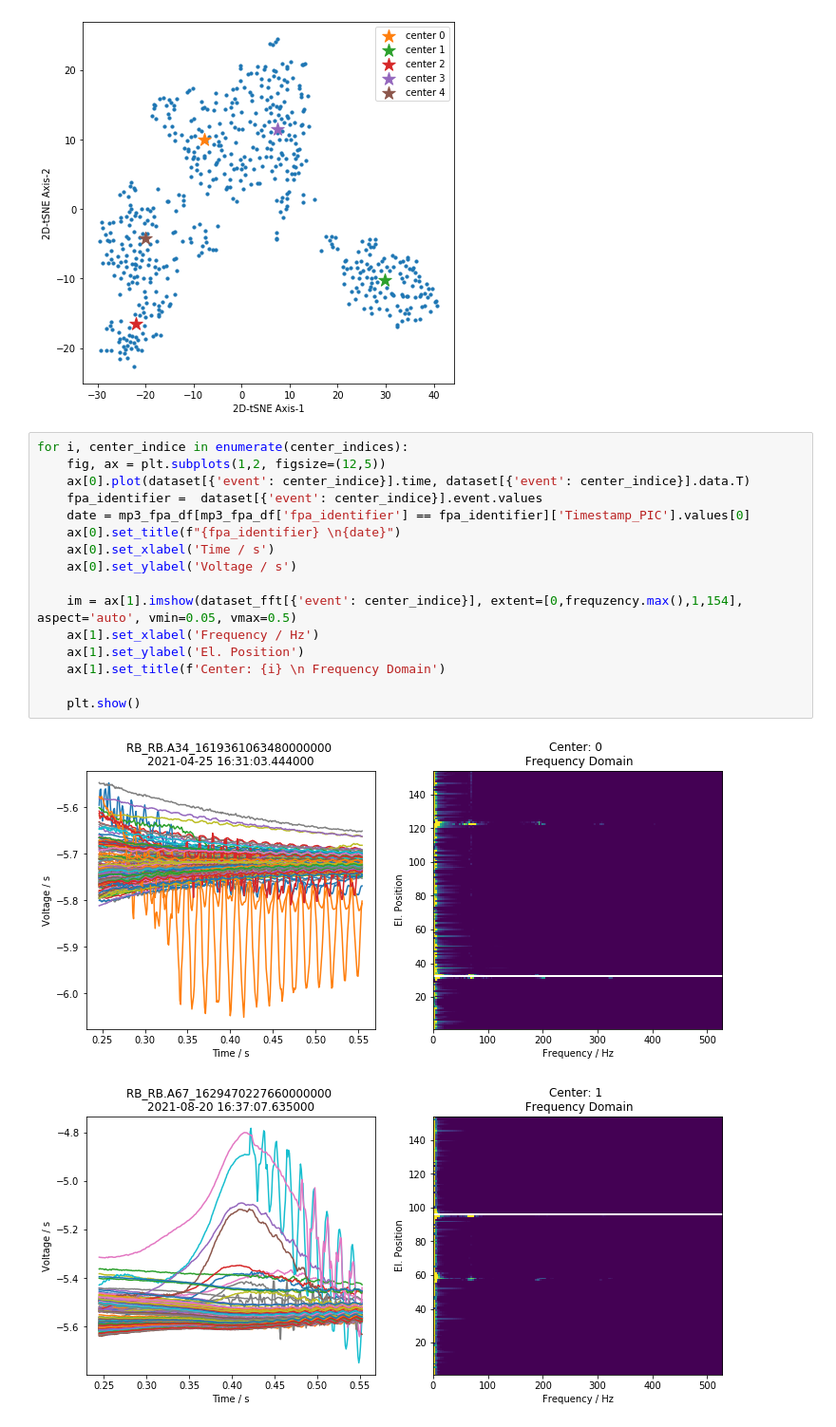
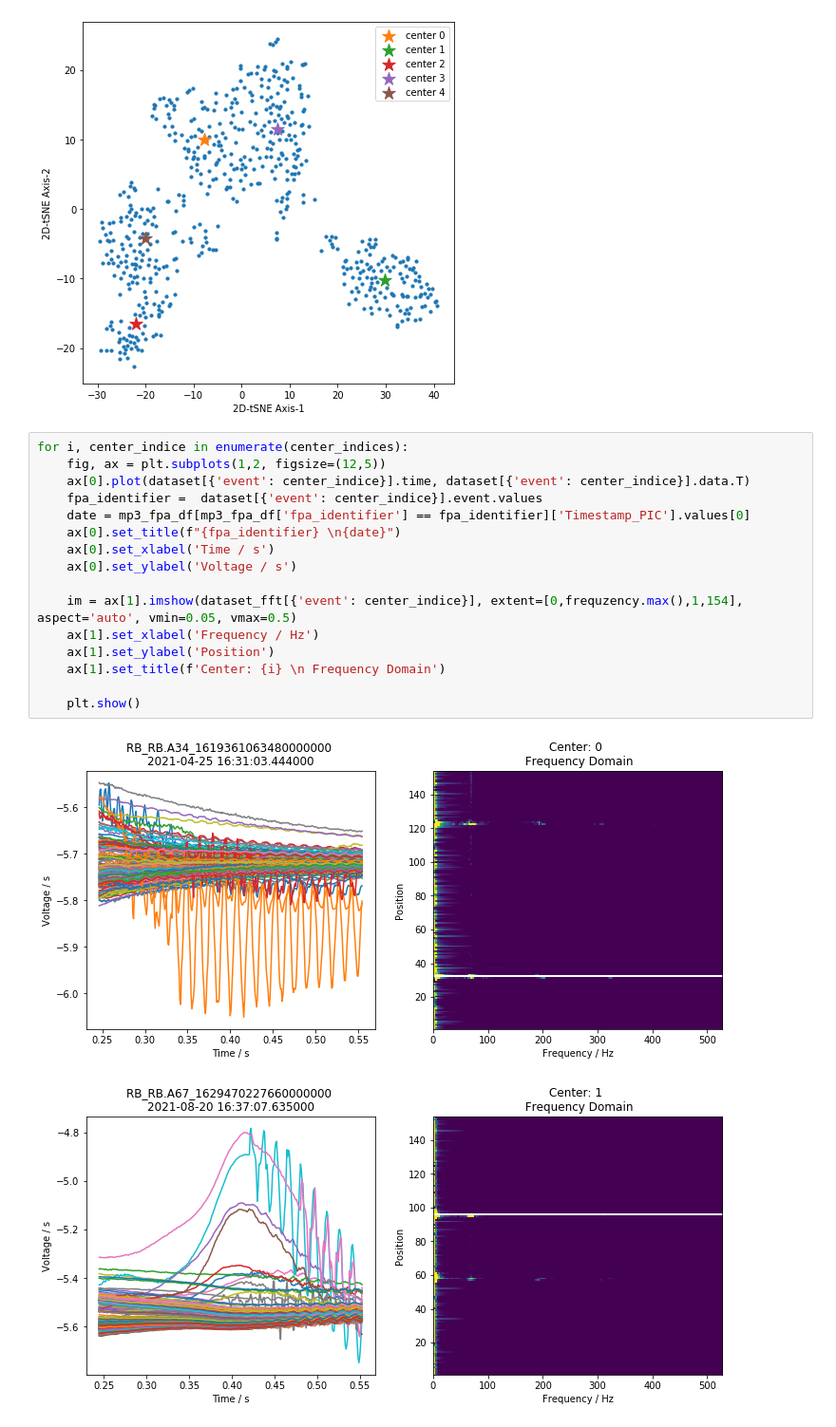
Before and after one commit to cobermai/lhc_anomaly_detection, a Jupyter notebook: notebooks/RB_FPA_analysis_prim_quench.ipynb, the cells around one changed output. Shown at 95% size. Cells and saved outputs as stored; diff of their text form.

```diff
--- a/notebooks/RB_FPA_analysis_prim_quench.ipynb
+++ b/notebooks/RB_FPA_analysis_prim_quench.ipynb
@@ -442,19 +443,19 @@ plt.show()
 # %%
 for i, center_indice in enumerate(center_indices):
     fig, ax = plt.subplots(1,2, figsize=(12,5))
     ax[0].plot(dataset[{'event': center_indice}].time, dataset[{'event': center_indice}].data.T)
     fpa_identifier =  dataset[{'event': center_indice}].event.values
     date = mp3_fpa_df[mp3_fpa_df['fpa_identifier'] == fpa_identifier]['Timestamp_PIC'].values[0]
     ax[0].set_title(f"{fpa_identifier} \n{date}")
     ax[0].set_xlabel('Time / s')
     ax[0].set_ylabel('Voltage / s')
 
     im = ax[1].imshow(dataset_fft[{'event': center_indice}], extent=[0,frequzency.max(),1,154], aspect='auto', vmin=0.05, vmax=0.5)
     ax[1].set_xlabel('Frequency / Hz')
-    ax[1].set_ylabel('El. Position')
+    ax[1].set_ylabel('Position')
     ax[1].set_title(f'Center: {i} \n Frequency Domain')
 
     plt.show()
 # %% [output]
-[figure, old version]
+[figure, new version]
-[figure, old version]
+[figure, new version]
```
Also changed, not shown: parts of 7 cells of this notebook, 2 other files.
